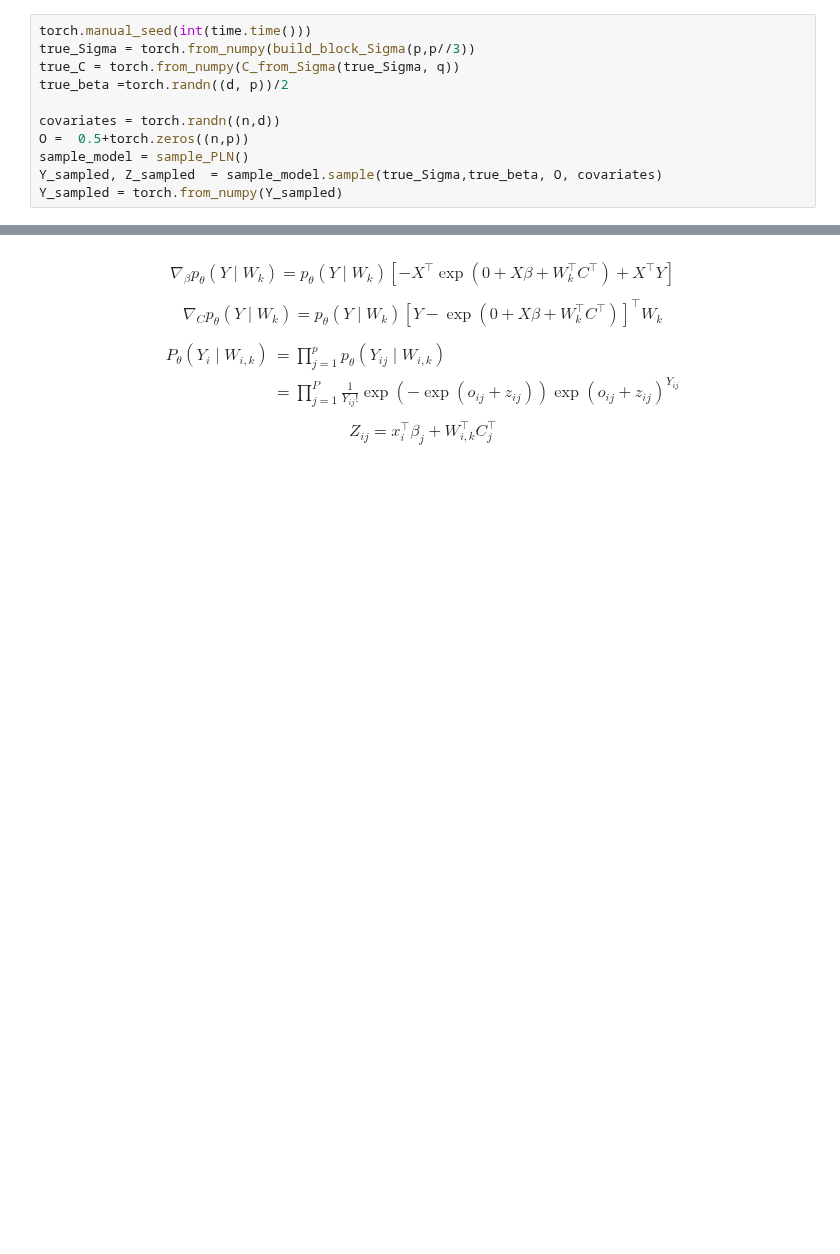
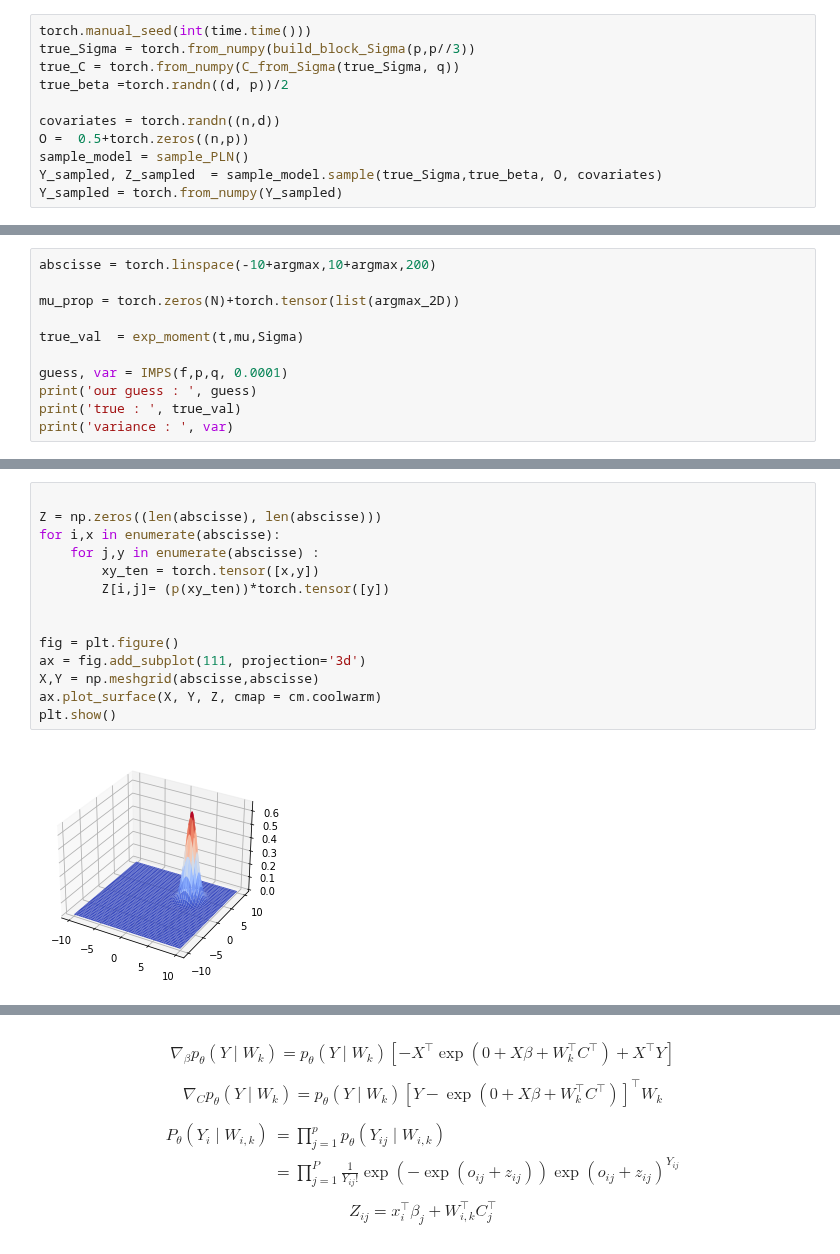
Before and after one commit to PLN-team/pyPLNmodels, a Jupyter notebook: MC_PLNPCA.ipynb, the cells around one changed output, grey strips where cells are left out. Cells and saved outputs as stored; diff of their text form; blank space fills up the shorter version.

```diff
--- a/MC_PLNPCA.ipynb
+++ b/MC_PLNPCA.ipynb
@@ -1008,0 +1092,11 @@ tensor([[ 0,  2,  1,  ...,  1,  0,  2],
+# %%
+abscisse = torch.linspace(-10+argmax,10+argmax,200)
+
+mu_prop = torch.zeros(N)+torch.tensor(list(argmax_2D))
+
+true_val  = exp_moment(t,mu,Sigma)
+
+guess, var = IMPS(f,p,q, 0.0001)
+print('our guess : ', guess)
+print('true : ', true_val)
+print('variance : ', var)
@@ -1008,0 +1163,16 @@ tensor([[ 0,  2,  1,  ...,  1,  0,  2],
+# %%
+
+Z = np.zeros((len(abscisse), len(abscisse)))
+for i,x in enumerate(abscisse):
+    for j,y in enumerate(abscisse) :
+        xy_ten = torch.tensor([x,y])
+        Z[i,j]= (p(xy_ten))*torch.tensor([y])
+
+
+fig = plt.figure()
+ax = fig.add_subplot(111, projection='3d')
+X,Y = np.meshgrid(abscisse,abscisse)
+ax.plot_surface(X, Y, Z, cmap = cm.coolwarm)
+plt.show()
+# %% [output]
+[figure, added]
```
Also changed, not shown: parts of 31 cells of this notebook.
